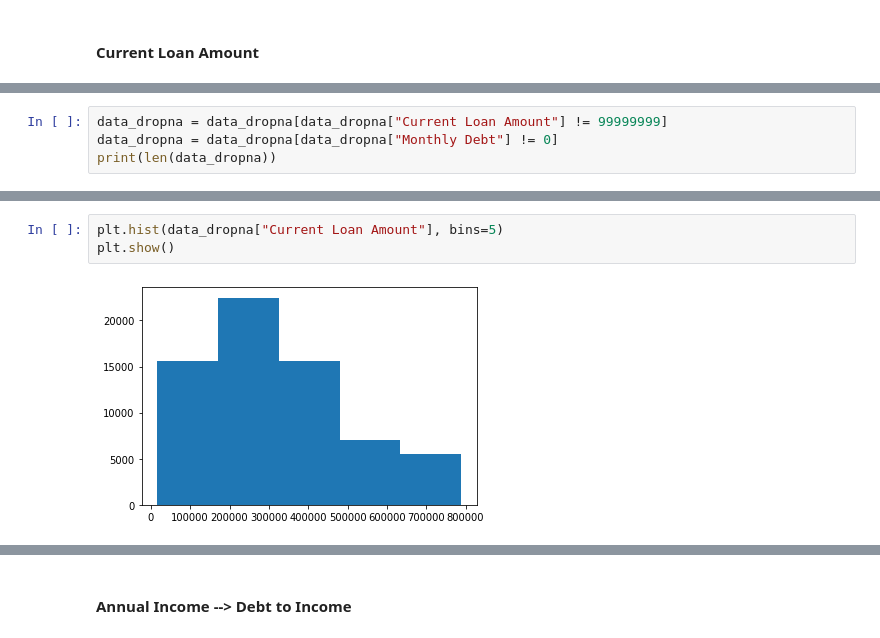
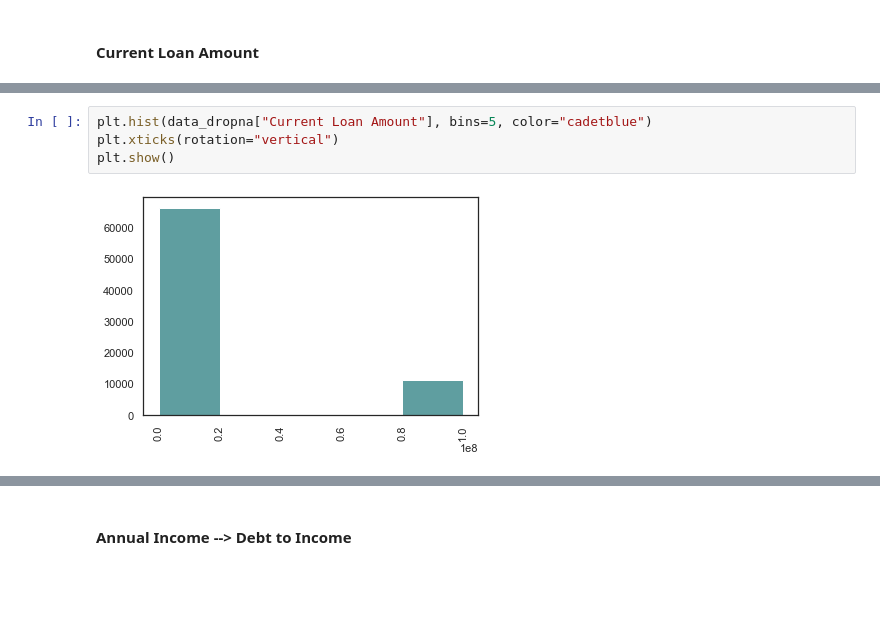
Before and after one commit to AnnaMariaAngelova/QRM2020, a Jupyter notebook: QRM_3_Credit_Risk.ipynb, the cells around one changed output, grey strips where cells are left out. Saved outputs shown, nothing was run; the diff lists cells and outputs as text; blank space fills up the shorter version.

```diff
--- a/QRM_3_Credit_Risk.ipynb
+++ b/QRM_3_Credit_Risk.ipynb
@@ -357,4 +353,0 @@ Text(0, 0.5, 'Proportion of Defaults')
-# %%
-data_dropna = data_dropna[data_dropna["Current Loan Amount"] != 99999999]
-data_dropna = data_dropna[data_dropna["Monthly Debt"] != 0]
-print(len(data_dropna))
@@ -364,8 +354,9 @@ print(len(data_dropna))
 # %%
-plt.hist(data_dropna["Current Loan Amount"], bins=5)
+plt.hist(data_dropna["Current Loan Amount"], bins=5, color="cadetblue")
+plt.xticks(rotation="vertical")
 plt.show()
 # %% [output]
-[figure, old version]
+[figure, new version]
 [interactive output not drawn]
 # %%
 data_dropna["Current Loan Amount"] = data_dropna["Current Loan Amount"].apply(
```
Also changed, not shown: parts of 87 cells of this notebook, 9 other files.
